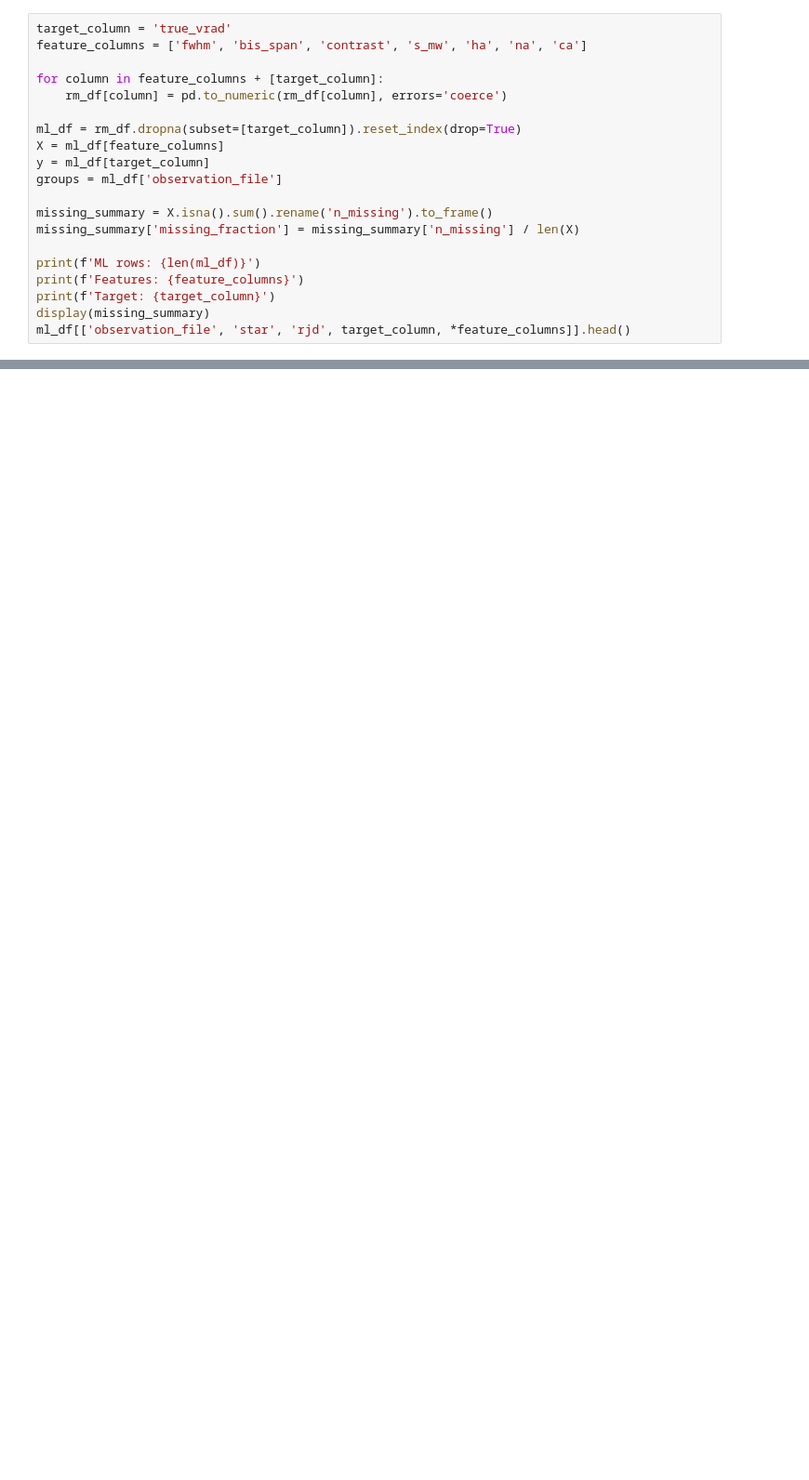
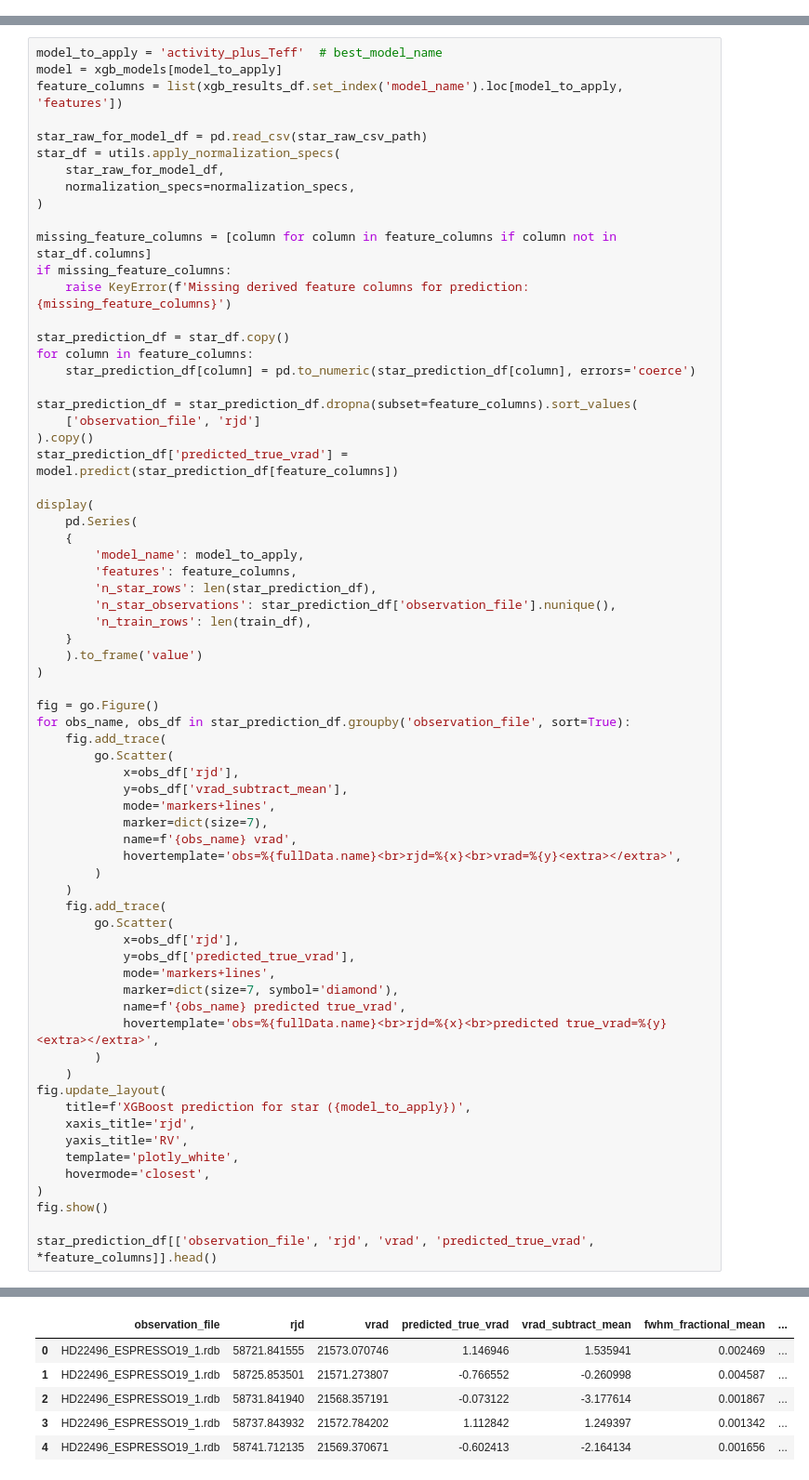
Before and after one commit to vadibekyan/RV_from_RM, a Jupyter notebook: best_rm_eda.ipynb, the cells around one changed output, grey strips where cells are left out. Shown at 93% size. Drawn from its saved outputs; the diff is of its cells as text; blank space fills up the shorter version.

Commit message:
Generate RM data for prediction

```diff
--- a/best_rm_eda.ipynb
+++ b/best_rm_eda.ipynb
@@ -105,20 +111,0 @@ Dropdown(description='obs_name:', options=('HD189733_esp19_3.rdb', 'HD189733_esp
-# %%
-target_column = 'true_vrad'
-feature_columns = ['fwhm', 'bis_span', 'contrast', 's_mw', 'ha', 'na', 'ca']
-
-for column in feature_columns + [target_column]:
-    rm_df[column] = pd.to_numeric(rm_df[column], errors='coerce')
-
-ml_df = rm_df.dropna(subset=[target_column]).reset_index(drop=True)
-X = ml_df[feature_columns]
-y = ml_df[target_column]
-groups = ml_df['observation_file']
-
-missing_summary = X.isna().sum().rename('n_missing').to_frame()
-missing_summary['missing_fraction'] = missing_summary['n_missing'] / len(X)
-
-print(f'ML rows: {len(ml_df)}')
-print(f'Features: {feature_columns}')
-print(f'Target: {target_column}')
-display(missing_summary)
-ml_df[['observation_file', 'star', 'rjd', target_column, *feature_columns]].head()
@@ -192,0 +476,69 @@ display(metrics.to_frame('value'))
+# %%
+model_to_apply = 'activity_plus_Teff'  # best_model_name
+model = xgb_models[model_to_apply]
+feature_columns = list(xgb_results_df.set_index('model_name').loc[model_to_apply, 'features'])
+
+star_raw_for_model_df = pd.read_csv(star_raw_csv_path)
+star_df = utils.apply_normalization_specs(
+    star_raw_for_model_df,
+    normalization_specs=normalization_specs,
+)
+
+missing_feature_columns = [column for column in feature_columns if column not in star_df.columns]
+if missing_feature_columns:
+    raise KeyError(f'Missing derived feature columns for prediction: {missing_feature_columns}')
+
+star_prediction_df = star_df.copy()
+for column in feature_columns:
+    star_prediction_df[column] = pd.to_numeric(star_prediction_df[column], errors='coerce')
+
+star_prediction_df = star_prediction_df.dropna(subset=feature_columns).sort_values(
+    ['observation_file', 'rjd']
+).copy()
+star_prediction_df['predicted_true_vrad'] = model.predict(star_prediction_df[feature_columns])
+
+display(
+    pd.Series(
+    {
+        'model_name': model_to_apply,
+        'features': feature_columns,
+        'n_star_rows': len(star_prediction_df),
+        'n_star_observations': star_prediction_df['observation_file'].nunique(),
+        'n_train_rows': len(train_df),
+    }
+    ).to_frame('value')
+)
+
+fig = go.Figure()
+for obs_name, obs_df in star_prediction_df.groupby('observation_file', sort=True):
+    fig.add_trace(
+        go.Scatter(
+            x=obs_df['rjd'],
+            y=obs_df['vrad_subtract_mean'],
+            mode='markers+lines',
+            marker=dict(size=7),
+            name=f'{obs_name} vrad',
+            hovertemplate='obs=%{fullData.name}<br>rjd=%{x}<br>vrad=%{y}<extra></extra>',
+        )
+    )
+    fig.add_trace(
+        go.Scatter(
+            x=obs_df['rjd'],
+            y=obs_df['predicted_true_vrad'],
+            mode='markers+lines',
+            marker=dict(size=7, symbol='diamond'),
+            name=f'{obs_name} predicted true_vrad',
+            hovertemplate='obs=%{fullData.name}<br>rjd=%{x}<br>predicted true_vrad=%{y}<extra></extra>',
+        )
+    )
+fig.update_layout(
+    title=f'XGBoost prediction for star ({model_to_apply})',
+    xaxis_title='rjd',
+    yaxis_title='RV',
+    template='plotly_white',
+    hovermode='closest',
+)
+fig.show()
+
+star_prediction_df[['observation_file', 'rjd', 'vrad', 'predicted_true_vrad', *feature_columns]].head()
+# %% [output]
@@ -192,0 +551,6 @@ display(metrics.to_frame('value'))
+|  | observation_file | rjd | vrad | predicted_true_vrad | vrad_subtract_mean | fwhm_fractional_mean | ... |
+| 0 | HD22496_ESPRESSO19_1.rdb | 58721.841555 | 21573.070746 | 1.146946 | 1.535941 | 0.002469 | ... |
+| 1 | HD22496_ESPRESSO19_1.rdb | 58725.853501 | 21571.273807 | -0.766552 | -0.260998 | 0.004587 | ... |
+| 2 | HD22496_ESPRESSO19_1.rdb | 58731.841940 | 21568.357191 | -0.073122 | -3.177614 | 0.001867 | ... |
+| 3 | HD22496_ESPRESSO19_1.rdb | 58737.843932 | 21572.784202 | 1.112842 | 1.249397 | 0.001342 | ... |
+| 4 | HD22496_ESPRESSO19_1.rdb | 58741.712135 | 21569.370671 | -0.602413 | -2.164134 | 0.001656 | ... |
```
Also changed, not shown: parts of 18 cells of this notebook, 41 other files.
